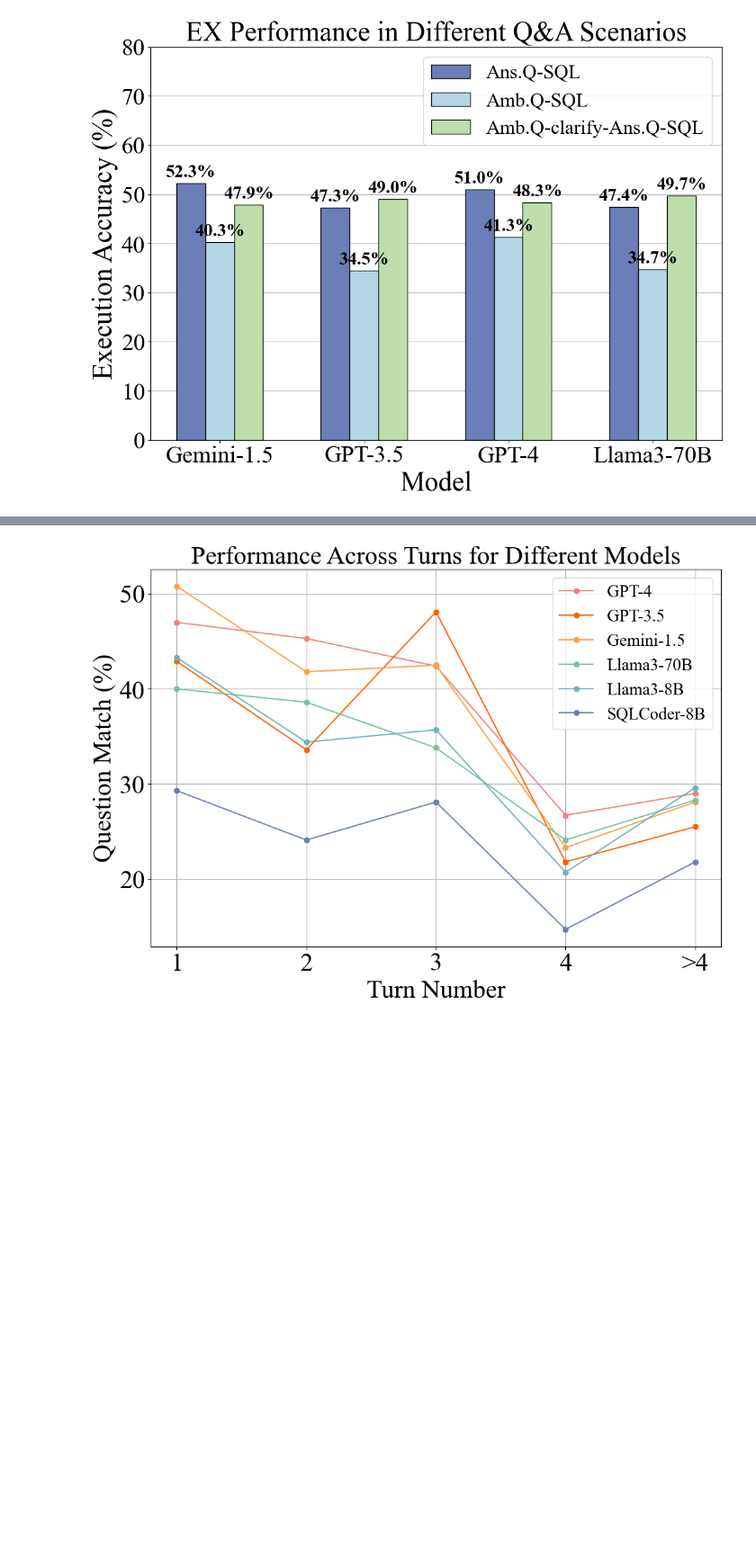
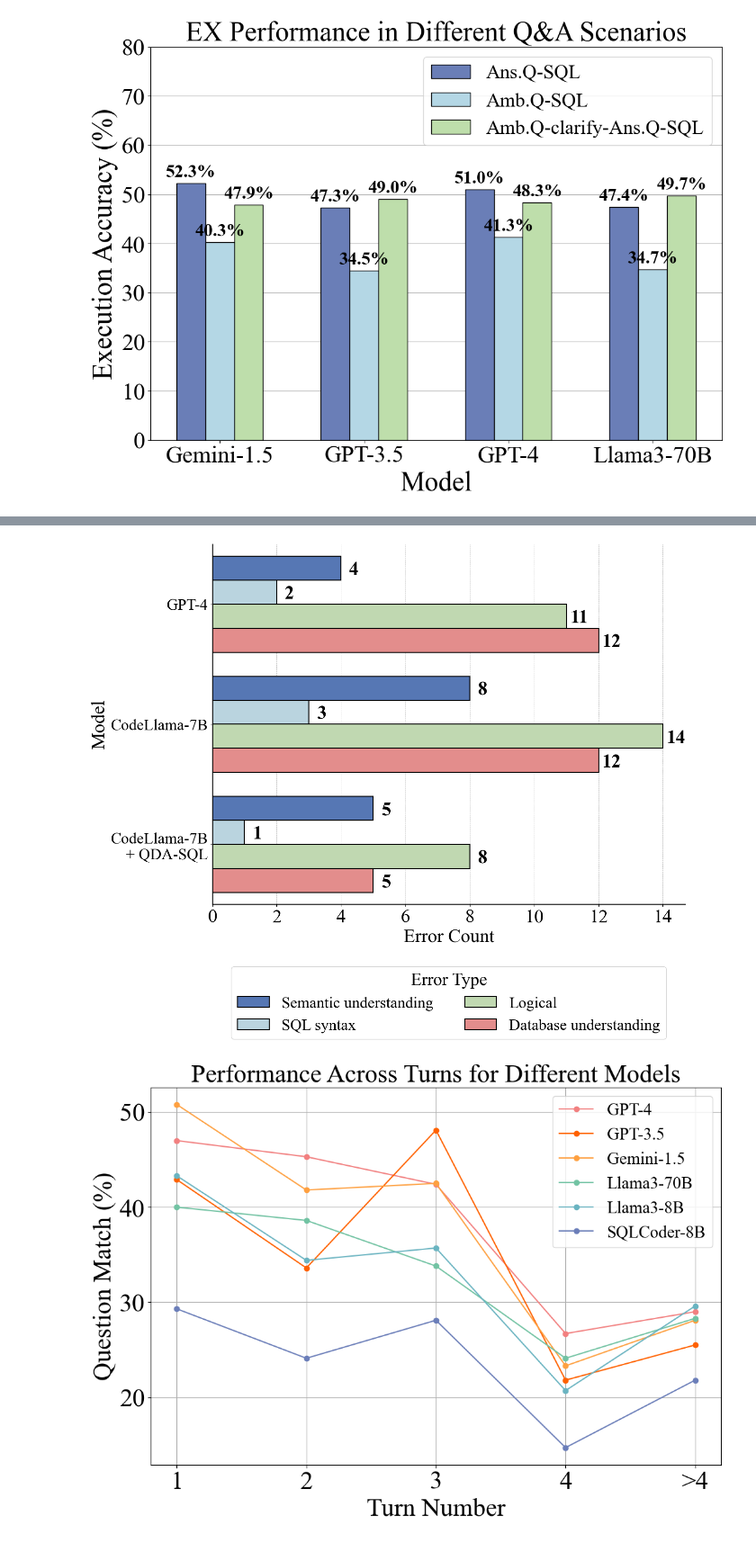
Before and after one commit to mcxiaoxiao/MM-SQL, a Jupyter notebook: analysis_outputs.ipynb, the cells around one changed output, grey strips where cells are left out. Shown at 90% size. Cells and saved outputs as stored; diff of their text form; code cells hidden in the pictures; blank space fills up the shorter version.

Commit message:
FEAT new analysis

```diff
--- a/analysis_outputs.ipynb
+++ b/analysis_outputs.ipynb
@@ -174,3 +176,79 @@ plt.show()
+# %%
+import matplotlib.pyplot as plt
+import seaborn as sns
+import pandas as pd
+
+# Create data
+data = {
+    'Error Type': ['Semantic understanding', 'SQL syntax', 'Logical', 'Database understanding'],
+    'GPT-4': [4, 2, 11, 12],
+    'CodeLlama-7B': [8, 3, 14, 12],
+    'CodeLlama-7B\n+ QDA-SQL': [5, 1, 8, 5]
+}
+
+# Convert data to DataFrame
+df = pd.DataFrame(data)
+
+# Convert data to long format
+df_melt = df.melt(id_vars='Error Type', var_name='Model', value_name='Error Count')
+
+# Set color palette
+palette = {
+    'Semantic understanding': '#4672c4',
+    'SQL syntax': '#b4d7e5',
+    'Logical': '#bedeab',
+    'Database understanding': '#f17f7e'
+}
+
+# Set font and size
+plt.rcParams['font.family'] = 'Times New Roman'
+plt.rcParams['font.size'] = 30  # Increase font size
+
+# Set figure size
+plt.figure(figsize=(14, 12))  # Extend the chart vertically
+
+# Draw bar plot
+barplot = sns.barplot(data=df_melt, x='Error Count', y='Model', hue='Error Type', palette=palette, edgecolor='black', linewidth=1.5, zorder=10)
+
+# Set title and labels
+plt.xlabel('Error Count', fontsize=30)
+plt.ylabel('Model', fontsize=30)
+
+# Adjust legend and place it below the chart
+plt.legend(title='Error Type', fontsize=25, title_fontsize=28, loc='upper center', bbox_to_anchor=(0.5, -0.15), ncol=2)
+
+# Add border
+plt.gca().spines['top'].set_visible(False)
+plt.gca().spines['right'].set_visible(False)
+plt.gca().spines['left'].set_linewidth(1.5)
+plt.gca().spines['bottom'].set_linewidth(1.5)
+
+# Bold y-axis labels
+plt.yticks(fontsize=25)
+
+# Show only x-axis grid lines and place them at the bottom
+plt.grid(True, axis='x', linestyle='--', linewidth=0.5, zorder=0)
+
+# Annotate error counts on the bars
+for i, bar in enumerate(barplot.patches):
+    width = bar.get_width()
+    height = bar.get_height()
+    x = bar.get_x() + width
+    y = bar.get_y() + height / 1.7
+    barplot.text(x + 0.4, y, '{:.0f}'.format(width), ha='center', va='center', color='black', fontweight='bold', fontsize=30)
+
+# Set x-ticks to be integers with a specified step
+plt.xticks(range(0, 15, 2))  # Adjust the step (2) to reduce density
+
+# Show the chart
+plt.tight_layout()
+
+# Save the figure as a PDF
+plt.savefig('plots/ErrorAnalysisQDA.pdf', format='pdf', bbox_inches='tight')
+
+plt.show()
+# %% [output]
+[figure, added]
 # %%
 import matplotlib.pyplot as plt
 
```
Also changed, not shown: parts of 1 cell of this notebook, 2 other files.
